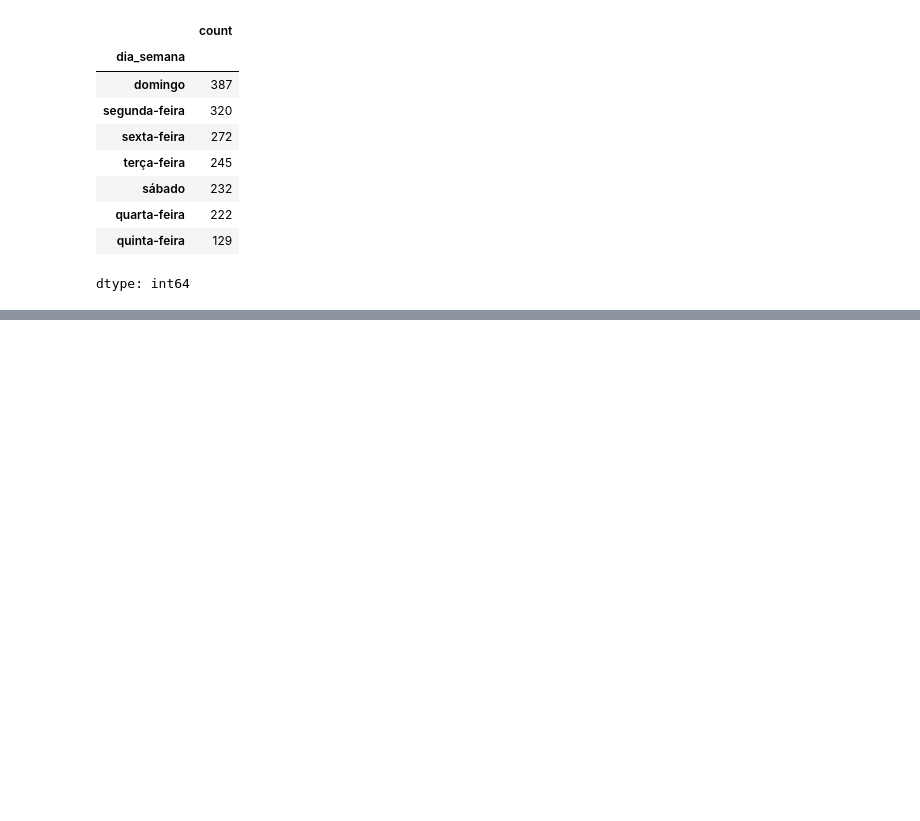
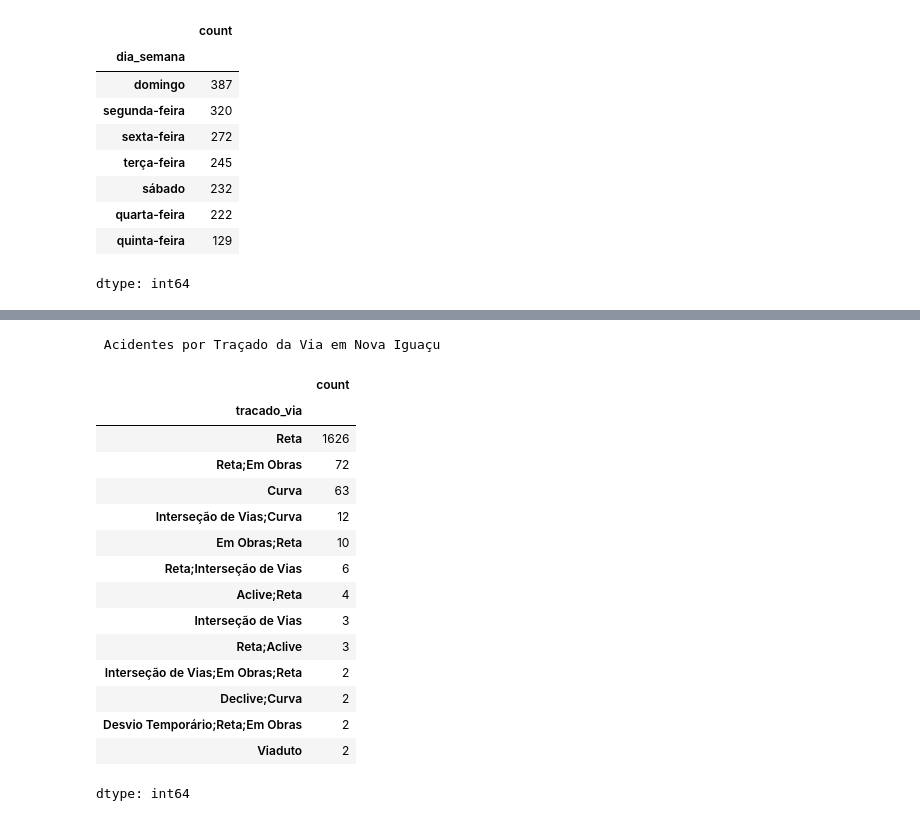
Before and after one commit to JoaoSchneiderr/Contagem-para-metas, a Jupyter notebook: notebooks/Getting_started_with_google_colab_ai.ipynb, the cells around one changed output, grey strips where cells are left out. Saved outputs shown, nothing was run; the diff lists cells and outputs as text; code cells hidden in the pictures; blank space fills up the shorter version.

```diff
--- a/notebooks/Getting_started_with_google_colab_ai.ipynb
+++ b/notebooks/Getting_started_with_google_colab_ai.ipynb
@@ -382,0 +389,22 @@ display(gravidade_por_fase_dia)
+# %%
+print("\n Acidentes por Traçado da Via em Nova Iguaçu ")
+acidentes_por_tracado_via = nova_iguacu_df['tracado_via'].value_counts()
+display(acidentes_por_tracado_via)
+# %% [output]
+ Acidentes por Traçado da Via em Nova Iguaçu
+|  | count |
+| tracado_via |  |
+| Reta | 1626 |
+| Reta;Em Obras | 72 |
+| Curva | 63 |
+| Interseção de Vias;Curva | 12 |
+| Em Obras;Reta | 10 |
+| Reta;Interseção de Vias | 6 |
+| Aclive;Reta | 4 |
+| Interseção de Vias | 3 |
+| Reta;Aclive | 3 |
+| Interseção de Vias;Em Obras;Reta | 2 |
+| Declive;Curva | 2 |
+| Desvio Temporário;Reta;Em Obras | 2 |
+| Viaduto | 2 |
+dtype: int64
```
Also changed, not shown: parts of 42 cells of this notebook.
